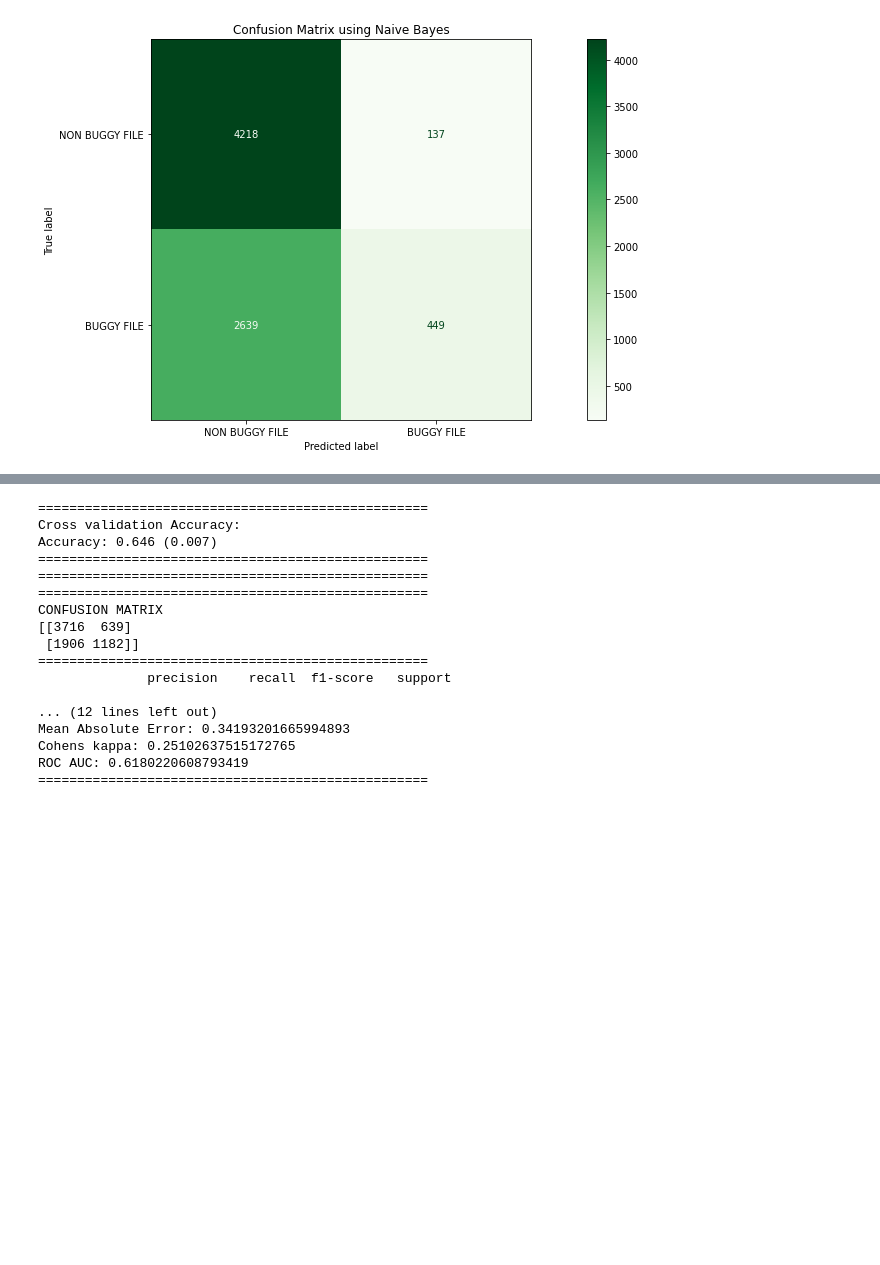
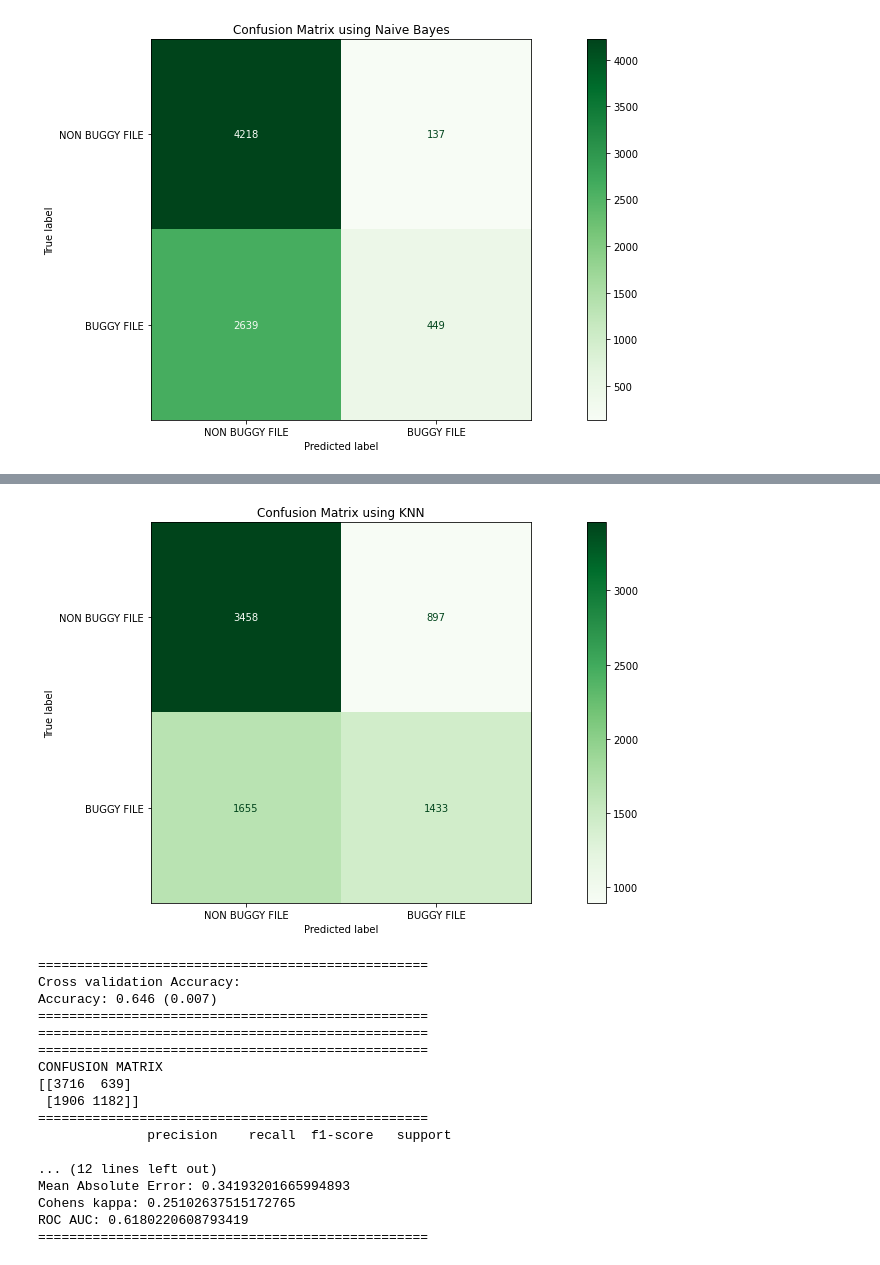
Before and after one commit to bramha574/SDP, a Jupyter notebook: softwaredefectprediction_code_metrics.ipynb, the cells around one changed output, grey strips where cells are left out. Cells and saved outputs as stored; diff of their text form; code cells hidden in the pictures; blank space fills up the shorter version.

```diff
--- a/softwaredefectprediction_code_metrics.ipynb
+++ b/softwaredefectprediction_code_metrics.ipynb
@@ -607,7 +607,7 @@ from sklearn.model_selection import cross_val_score
 from sklearn import metrics
 
 # create model
-model = RandomForestRegressor()
+model = RandomForestRegressor(n_estimators = 1000, random_state = 42)
 
 #===================================================================================================
 #cross validation
@@ -619,14 +619,12 @@ print(50*"=")
 print("Cross validation Accuracy:")
 print('Accuracy: %.3f (%.3f)' % (mean(scores), std(scores)))
 print(50*"=")
-
+model.fit(X_train, y_train)
 #====================================================================================================
 print(50*"=")
-print("GRID SEARCH FOR Random Forest")
-
 
 #Predicting Bugs
-y_pred = gs_rd.predict(X_test)
+y_pred = model.predict(X_test)
 
 #CONFUSION MATRIX
 print(50*"=")
@@ -640,7 +638,7 @@ plt.rcParams["figure.figsize"] = (20,7)
 
 class_names=['NON BUGGY FILE','BUGGY FILE']
 
-confusion = plot_confusion_matrix(gs_rd.best_estimator_,X_test,y_test,
+confusion = plot_confusion_matrix(model,X_test,y_test,
                                  display_labels=class_names,
                                  cmap=plt.cm.Greens,
                                  normalize=None, values_format = '.0f')
@@ -775,3 +773,88 @@ Cohens kappa: 0.12916717488999419
 ROC AUC: 0.5569717301297419
 ==================================================
 [figure]
+# %%
+#KNN
+from numpy import mean
+from numpy import std
+from sklearn.neighbors import KNeighborsClassifier
+from sklearn.model_selection import cross_val_predict
+from sklearn.metrics import confusion_matrix, classification_report
+from sklearn.model_selection import KFold
+from sklearn.model_selection import cross_val_score
+from sklearn import metrics
+import numpy as np
+
+
+
+k = 25
+
+# create model
+model = KNeighborsClassifier(n_neighbors = k)
+
+#===================================================================================================
+#cross validation
+
+# evaluate model
+scores = cross_val_score(model, X_train, y_train, scoring='accuracy', cv=10, n_jobs=-1)
+# report performance
+print(50*"=")
+print("Cross validation Accuracy:")
+print('Accuracy: %.3f (%.3f)' % (mean(scores), std(scores)))
+print(50*"=")
+
+#====================================================================================================
+
+model.fit(X_train, y_train)
+
+#Predicting Bugs
+y_pred = model.predict(X_test)
+
+#CONFUSION MATRIX
+print(50*"=")
+print("CONFUSION MATRIX")
+print(confusion_matrix(y_test,y_pred))
+
+from sklearn.metrics import plot_confusion_matrix
+
+import matplotlib.pyplot as plt
+plt.rcParams["figure.figsize"] = (20,7)
+
+class_names=['NON BUGGY FILE','BUGGY FILE']
+
+confusion = plot_confusion_matrix(model,X_test,y_test,
+                                 display_labels=class_names,
+                                 cmap=plt.cm.Greens,
+                                 normalize=None, values_format = '.0f')
+
+
+confusion.ax_.set_title("Confusion Matrix using KNN")
+
+print(50*"=")
+print(classification_report(y_test,y_pred))
+print(50*"=")
+#====================================================================================================
+
+# Model Accuracy: how often is the classifier correct?
+RF_Accuracy = metrics.accuracy_score(y_test, y_pred)
+print("Accuracy:",RF_Accuracy)
+
+# Model Precision: what percentage of positive tuples are labeled as such?
+print("Precision:",metrics.precision_score(y_test, y_pred))
+
+# Model Recall: what percentage of positive tuples are labelled as such?
+print("Recall:",metrics.recall_score(y_test, y_pred))
+
+#Calculate F1 Score
+print("F1 Score:",metrics.f1_score(y_test, y_pred))
+
+#Calculate Mean Absolute Error
+print("Mean Absolute Error:",metrics.mean_absolute_error(y_test, y_pred))
+
+# kappa
+print("Cohens kappa:", metrics.cohen_kappa_score(y_test, y_pred))
+
+# ROC AUC
+print("ROC AUC:", metrics.roc_auc_score(y_test, y_pred))
+print(50*"=")
+# %% [output]
@@ -778,3 +878,4 @@ ROC AUC: 0.5569717301297419
+[figure, added]
 # %%
 # Multilayer perceptron
 from numpy import mean
```
Also changed, not shown: parts of 3 cells of this notebook.
